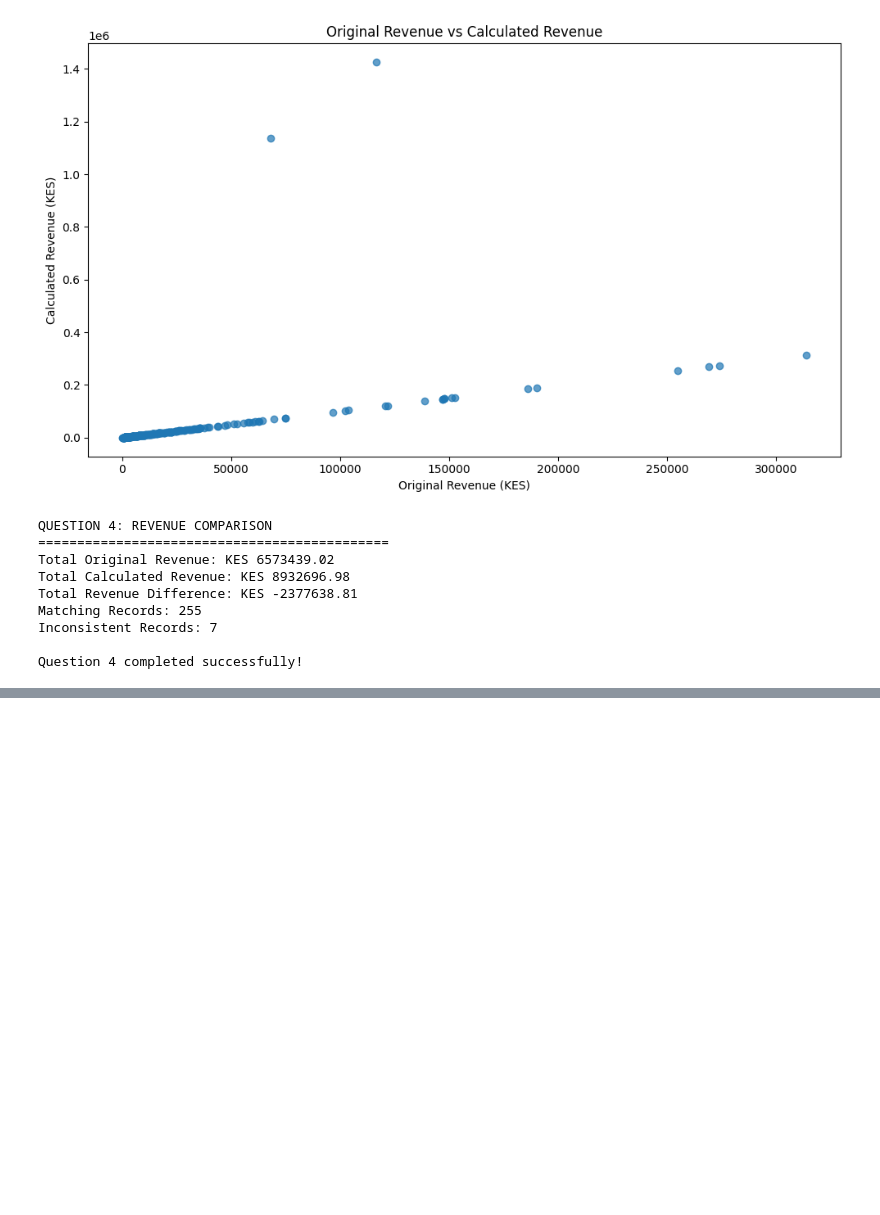
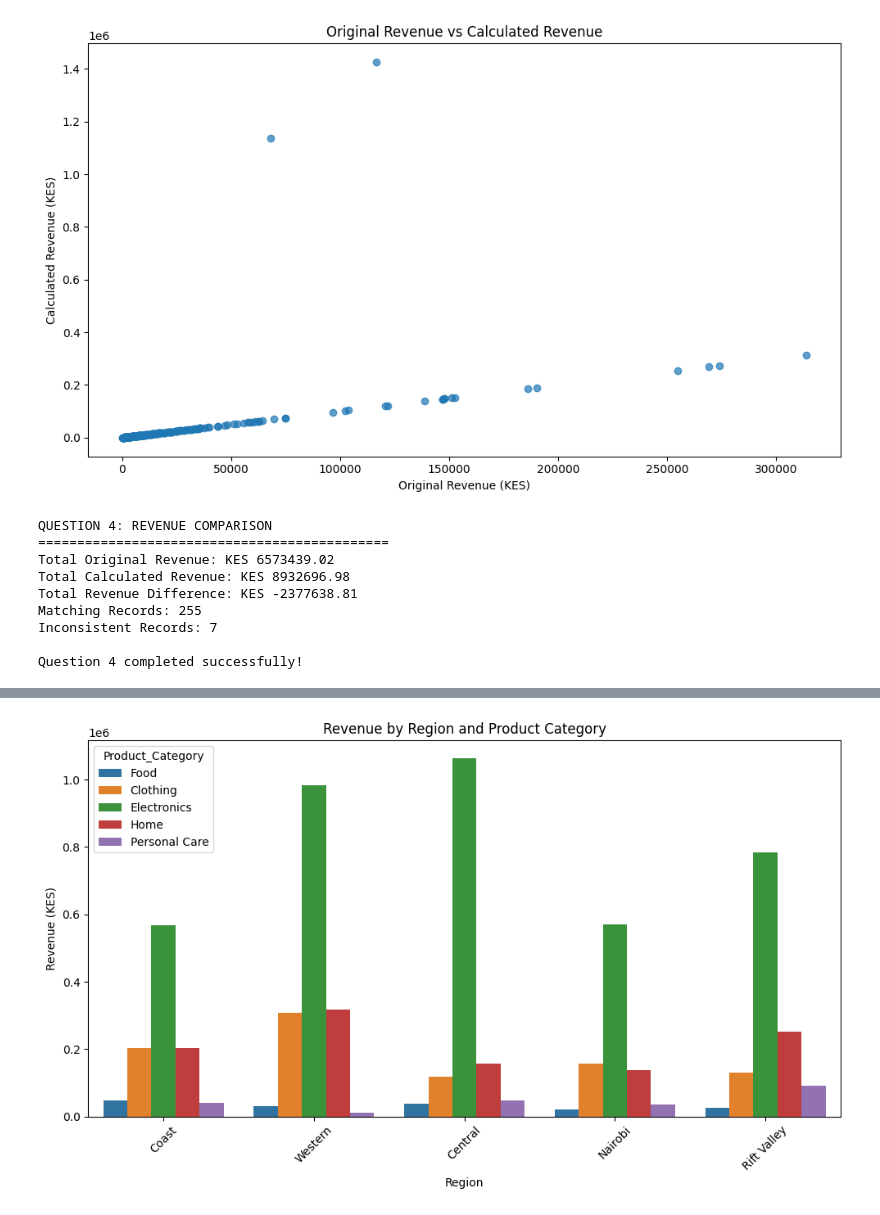
Before and after one commit to Blackk-dotcom/Data-Science-project, a Jupyter notebook: Assignment_2.ipynb, the cells around one changed output, grey strips where cells are left out. Saved outputs shown, nothing was run; the diff lists cells and outputs as text; code cells hidden in the pictures; blank space fills up the shorter version.

```diff
--- a/Assignment_2.ipynb
+++ b/Assignment_2.ipynb
@@ -721,0 +751,4 @@ Question 4 completed successfully!
+# %%
+retail = df.copy()
+
+print("Original records:", len(retail))
@@ -721,0 +757,5 @@ Question 4 completed successfully!
+# %%
+retail_clean = retail.copy()
+
+print("Original records:", len(retail))
+print("Cleaning copy records:", len(retail_clean))
@@ -721,0 +1038,20 @@ Question 4 completed successfully!
+# %%
+plt.figure(figsize=(10, 6))
+
+sns.barplot(
+    data=sales_data,
+    x="Region",
+    y="Revenue_KES",
+    hue="Product_Category",
+    estimator=sum,
+    errorbar=None
+)
+
+plt.title("Revenue by Region and Product Category")
+plt.xlabel("Region")
+plt.ylabel("Revenue (KES)")
+plt.xticks(rotation=45)
+plt.tight_layout()
+plt.show()
+# %% [output]
+[figure, added]
```
Also changed, not shown: parts of 48 cells of this notebook.
